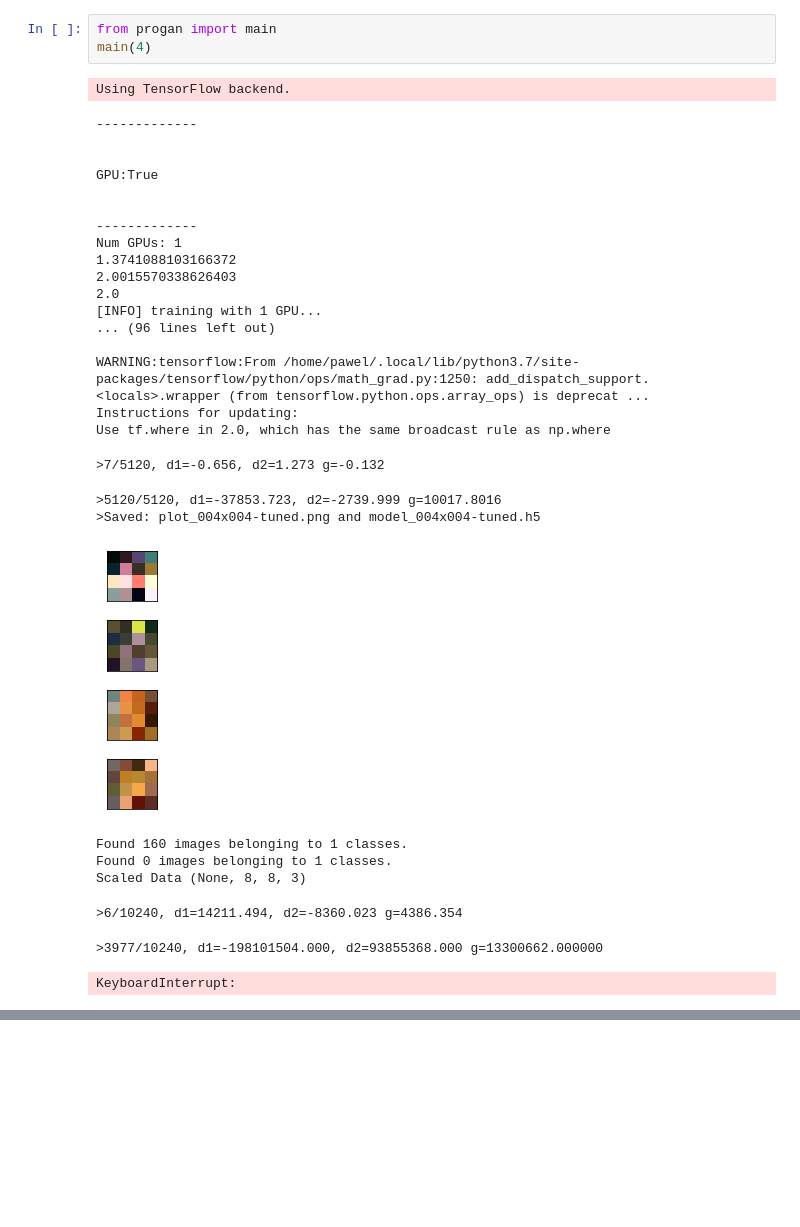
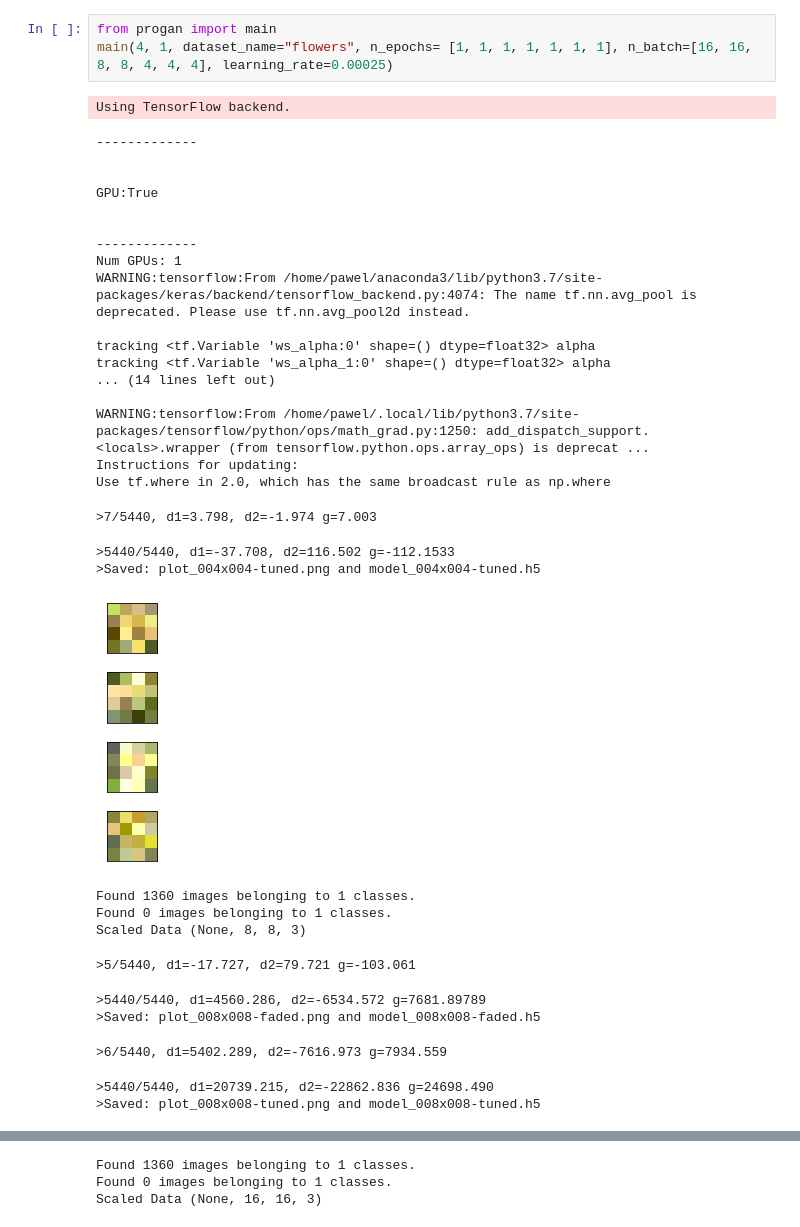
Before and after one commit to p4vv37/3dml, a Jupyter notebook: 5_generative_networks/progan.ipynb, the cells around one changed output, grey strips where cells are left out. Drawn from its saved outputs; the diff is of its cells as text; blank space fills up the shorter version.

Commit message:
Some work on progan

```diff
--- a/5_generative_networks/progan.ipynb
+++ b/5_generative_networks/progan.ipynb
@@ -1,32 +1,35 @@
-# %%
-from progan import main
-main(4)
-# %% [output]
-Using TensorFlow backend.
--------------
-
-
-GPU:True
-
-
--------------
-Num GPUs: 1
-1.3741088103166372
-2.0015570338626403
-2.0
-[INFO] training with 1 GPU...
-... (96 lines left out)
-
-WARNING:tensorflow:From /home/pawel/.local/lib/python3.7/site-packages/tensorflow/python/ops/math_grad.py:1250: add_dispatch_support.<locals>.wrapper (from tensorflow.python.ops.array_ops) is deprecat ...
-Instructions for updating:
-Use tf.where in 2.0, which has the same broadcast rule as np.where
->7/5120, d1=-0.656, d2=1.273 g=-0.132
->5120/5120, d1=-37853.723, d2=-2739.999 g=10017.8016
->Saved: plot_004x004-tuned.png and model_004x004-tuned.h5
-[figure, removed]
-Found 160 images belonging to 1 classes.
-Found 0 images belonging to 1 classes.
-Scaled Data (None, 8, 8, 3)
->6/10240, d1=14211.494, d2=-8360.023 g=4386.354
->3977/10240, d1=-198101504.000, d2=93855368.000 g=13300662.000000
-KeyboardInterrupt:
+# %%
+from progan import main
+main(4, 1, dataset_name="flowers", n_epochs= [1, 1, 1, 1, 1, 1, 1], n_batch=[16, 16, 8, 8, 4, 4, 4], learning_rate=0.00025)
+# %% [output]
+Using TensorFlow backend.
+-------------
+
+
+GPU:True
+
+
+-------------
+Num GPUs: 1
+WARNING:tensorflow:From /home/pawel/anaconda3/lib/python3.7/site-packages/keras/backend/tensorflow_backend.py:4074: The name tf.nn.avg_pool is deprecated. Please use tf.nn.avg_pool2d instead.
+
+tracking <tf.Variable 'ws_alpha:0' shape=() dtype=float32> alpha
+tracking <tf.Variable 'ws_alpha_1:0' shape=() dtype=float32> alpha
+... (14 lines left out)
+
+WARNING:tensorflow:From /home/pawel/.local/lib/python3.7/site-packages/tensorflow/python/ops/math_grad.py:1250: add_dispatch_support.<locals>.wrapper (from tensorflow.python.ops.array_ops) is deprecat ...
+Instructions for updating:
+Use tf.where in 2.0, which has the same broadcast rule as np.where
+>7/5440, d1=3.798, d2=-1.974 g=7.003
+>5440/5440, d1=-37.708, d2=116.502 g=-112.1533
+>Saved: plot_004x004-tuned.png and model_004x004-tuned.h5
+[figure, added]
+Found 1360 images belonging to 1 classes.
+Found 0 images belonging to 1 classes.
+Scaled Data (None, 8, 8, 3)
+>5/5440, d1=-17.727, d2=79.721 g=-103.061
+>5440/5440, d1=4560.286, d2=-6534.572 g=7681.89789
+>Saved: plot_008x008-faded.png and model_008x008-faded.h5
+>6/5440, d1=5402.289, d2=-7616.973 g=7934.559
+>5440/5440, d1=20739.215, d2=-22862.836 g=24698.490
+>Saved: plot_008x008-tuned.png and model_008x008-tuned.h5
@@ -32,0 +37,3 @@ KeyboardInterrupt:
+Found 1360 images belonging to 1 classes.
+Found 0 images belonging to 1 classes.
+Scaled Data (None, 16, 16, 3)
```
Also changed, not shown: parts of 1 cell of this notebook, 2 other files.
